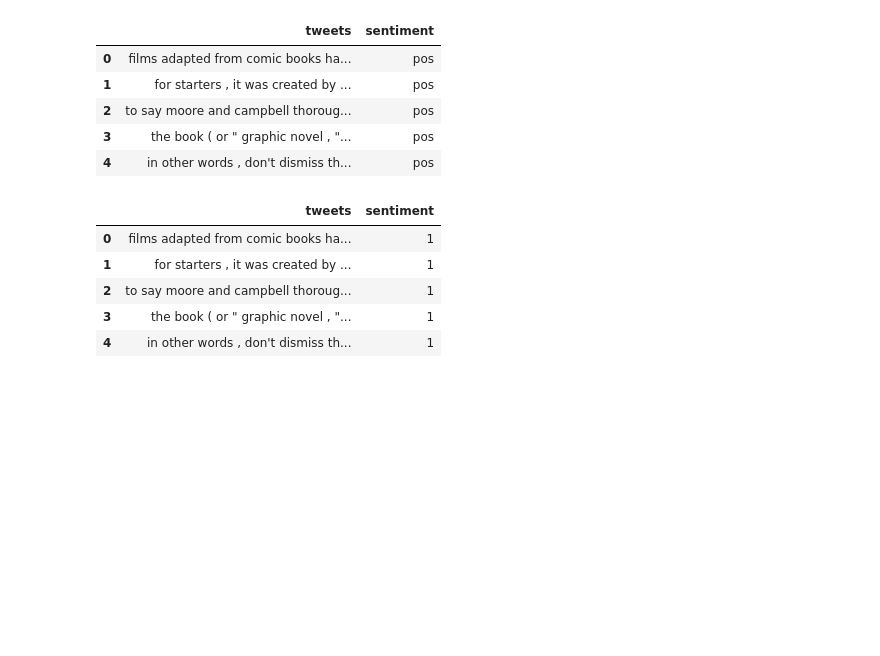
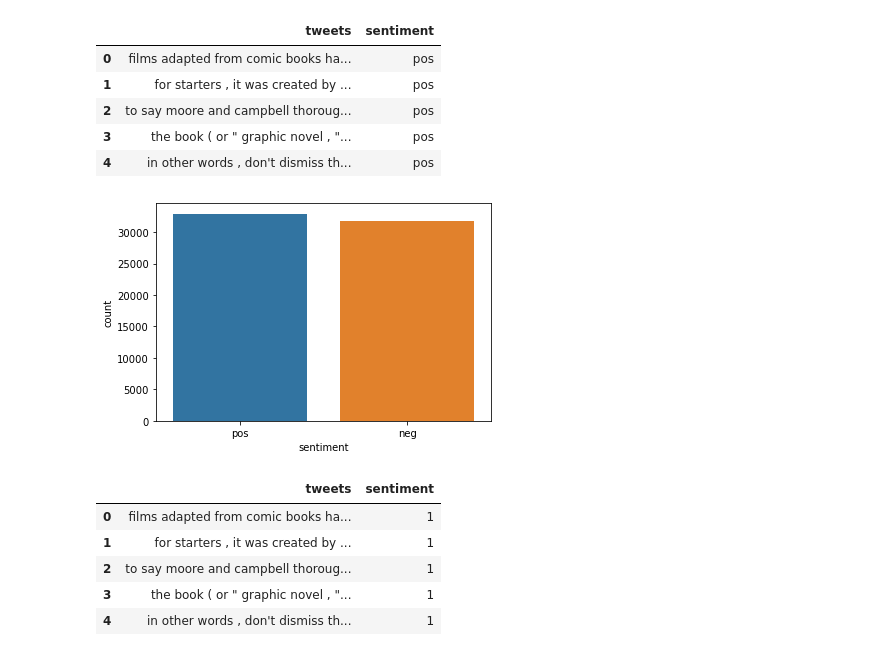
Before and after one commit to santra11/SentimentAnalysis, a Jupyter notebook: Moviedatatweet.ipynb, the cells around one changed output. Cells and saved outputs as stored; diff of their text form; code cells hidden in the pictures; blank space fills up the shorter version.

```diff
--- a/Moviedatatweet.ipynb
+++ b/Moviedatatweet.ipynb
@@ -83,4 +86,8 @@ df.head()
 | 2 | to say moore and campbell thoroug... | pos |
 | 3 | the book ( or " graphic novel , "... | pos |
 | 4 | in other words , don't dismiss th... | pos |
+# %%
+sns.countplot(x="sentiment", data=df);
+# %% [output]
+[figure, added]
 # %%
```
Also changed, not shown: parts of 43 cells of this notebook.
